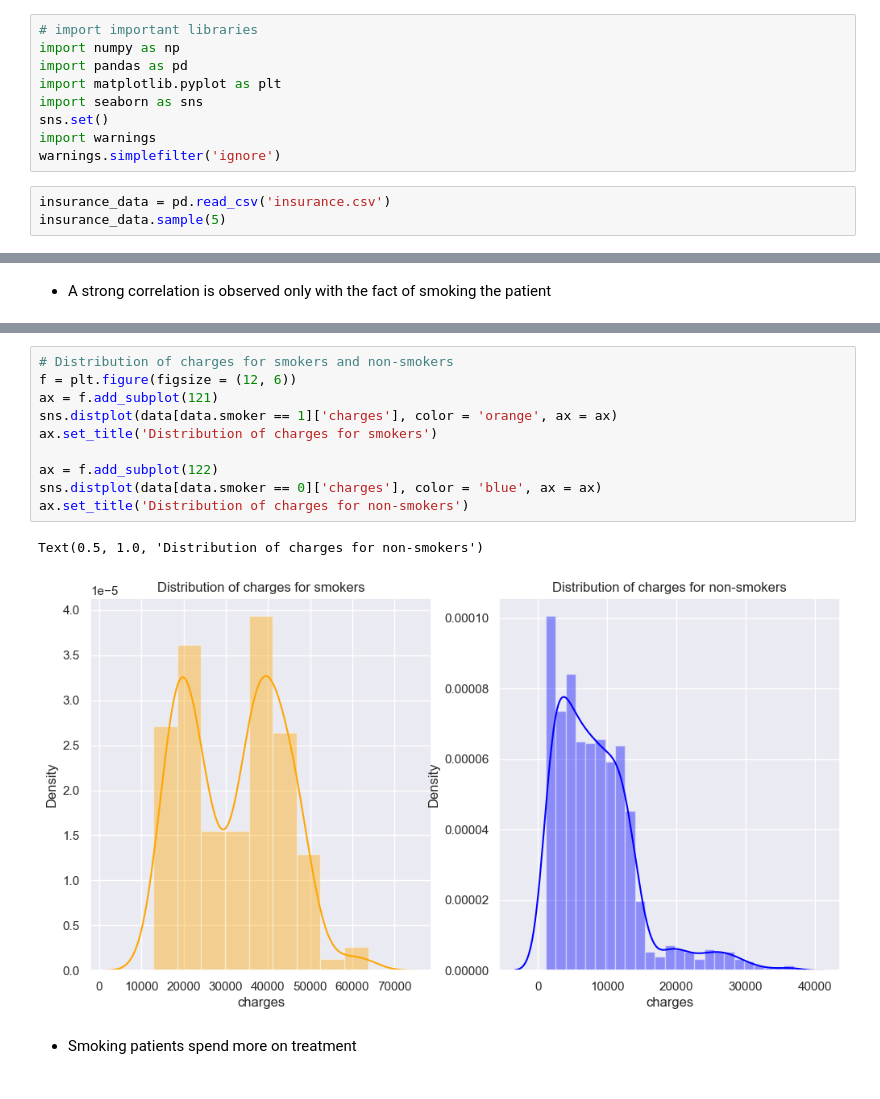
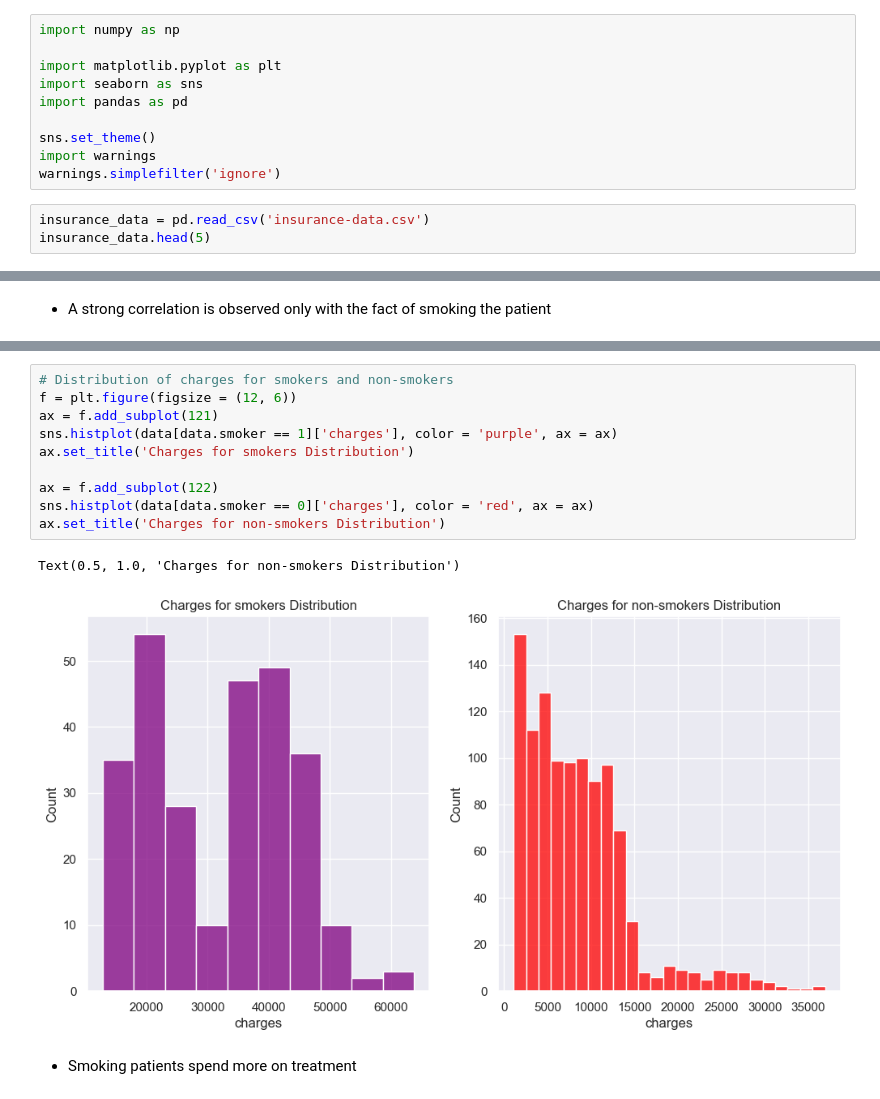
Before and after one commit to taimoorabrar22/ENSF-544-Project, a Jupyter notebook: medical_cost_predictor.ipynb, the cells around one changed output, grey strips where cells are left out. Drawn from its saved outputs; the diff is of its cells as text.

```diff
--- a/medical_cost_predictor.ipynb
+++ b/medical_cost_predictor.ipynb
@@ -1,16 +1,17 @@
 # %% [markdown]
 ## Can you accurately predict **insurance costs** ?
 # %%
-# import important libraries
 import numpy as np
-import pandas as pd
+
 import matplotlib.pyplot as plt
 import seaborn as sns
-sns.set()
+import pandas as pd
+
+sns.set_theme()
 import warnings
 warnings.simplefilter('ignore')
 # %%
-insurance_data = pd.read_csv('insurance.csv')
-insurance_data.sample(5)
+insurance_data = pd.read_csv('insurance-data.csv')
+insurance_data.head(5)
 # %% [output]
 |  | age | sex | bmi | children | smoker | region | charges |
@@ -132,16 +127,16 @@ show(gridplot([[p]], toolbar_location=None))
 # %%
 # Distribution of charges for smokers and non-smokers
 f = plt.figure(figsize = (12, 6))
 ax = f.add_subplot(121)
-sns.distplot(data[data.smoker == 1]['charges'], color = 'orange', ax = ax)
-ax.set_title('Distribution of charges for smokers')
+sns.histplot(data[data.smoker == 1]['charges'], color = 'purple', ax = ax)
+ax.set_title('Charges for smokers Distribution')
 
 ax = f.add_subplot(122)
-sns.distplot(data[data.smoker == 0]['charges'], color = 'blue', ax = ax)
-ax.set_title('Distribution of charges for non-smokers')
+sns.histplot(data[data.smoker == 0]['charges'], color = 'red', ax = ax)
+ax.set_title('Charges for non-smokers Distribution')
 # %% [output]
-Text(0.5, 1.0, 'Distribution of charges for non-smokers')
+Text(0.5, 1.0, 'Charges for non-smokers Distribution')
-[figure, old version]
+[figure, new version]
 # %% [markdown]
 * Smoking patients spend more on treatment
 # %%
```
Also changed, not shown: parts of 51 cells of this notebook, 1 other file.
